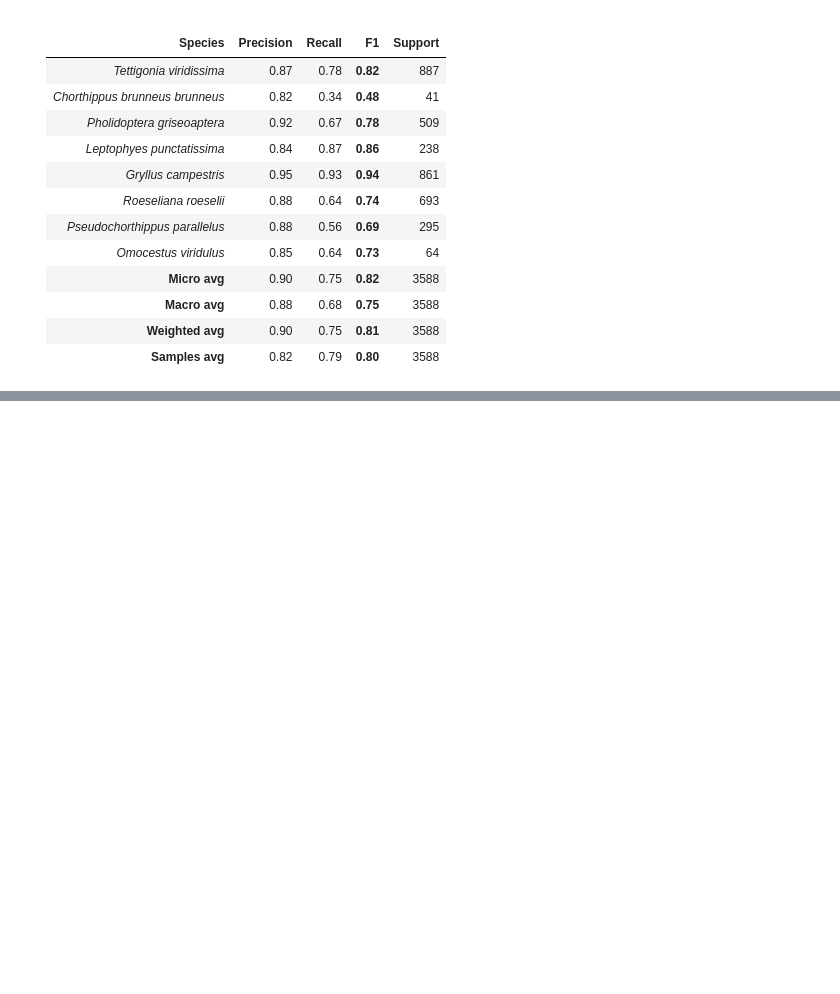
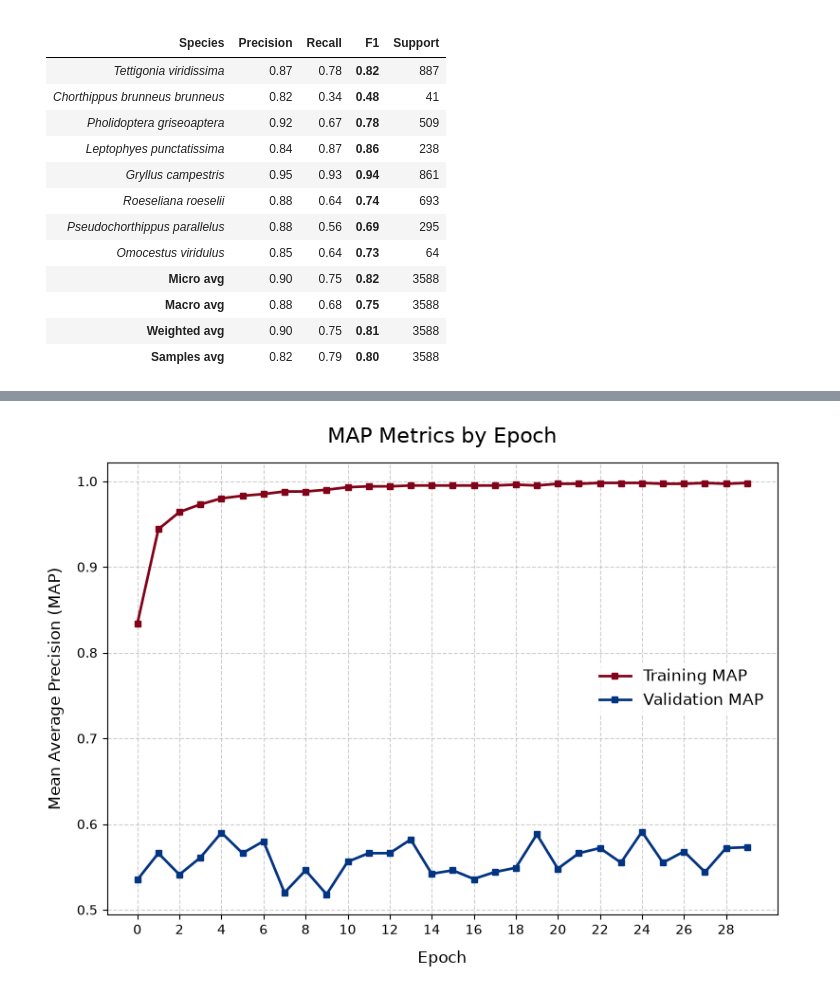
Before and after one commit to Grey-otoc/BioAcousticStreamEngine, a Jupyter notebook: training/V2-notebooks/03_train_model_v2.ipynb, the cells around one changed output, grey strips where cells are left out. Cells and saved outputs as stored; diff of their text form; code cells hidden in the pictures; blank space fills up the shorter version.

```diff
--- a/training/V2-notebooks/03_train_model_v2.ipynb
+++ b/training/V2-notebooks/03_train_model_v2.ipynb
@@ -332,0 +376,35 @@ Many InsectSet clips are poor quality or mostly silence, so instead of using the
+# %%
+data = {
+    "Epoch": list(range(30)),
+    "Train_MAP": [
+        0.834, 0.944, 0.964, 0.973, 0.980, 0.983, 0.985, 0.988, 0.988, 0.990,
+        0.993, 0.994, 0.994, 0.995, 0.995, 0.995, 0.995, 0.995, 0.996, 0.995,
+        0.997, 0.997, 0.998, 0.998, 0.998, 0.997, 0.997, 0.998, 0.997, 0.998
+    ],
+    "Val_MAP": [
+        0.535, 0.566, 0.541, 0.561, 0.590, 0.566, 0.580, 0.520, 0.546, 0.518,
+        0.556, 0.566, 0.566, 0.582, 0.542, 0.546, 0.536, 0.544, 0.549, 0.588,
+        0.548, 0.566, 0.572, 0.555, 0.591, 0.555, 0.568, 0.544, 0.572, 0.573
+    ]
+}
+
+df = pd.DataFrame(data)
+
+plt.figure(figsize=(8, 6))
+plt.grid(True, linestyle="--", alpha=0.6)
+
+plt.plot(df["Epoch"], df["Train_MAP"], label="Training MAP", color="#820319", linewidth=2, marker="s", markersize=4)
+plt.plot(df["Epoch"], df["Val_MAP"], label="Validation MAP", color="#033482", linewidth=2, marker="s", markersize=4)
+
+plt.title("MAP Metrics by Epoch", fontsize=16, pad=15)
+plt.xlabel("Epoch", fontsize=12, labelpad=10)
+plt.ylabel("Mean Average Precision (MAP)", fontsize=12, labelpad=10)
+
+plt.xticks(df["Epoch"][::2])
+
+plt.legend(loc="center right", fontsize=12, frameon=True, facecolor="white", edgecolor="none")
+
+plt.tight_layout()
+plt.show()
+# %% [output]
+[figure, added]
```
Also changed, not shown: parts of 7 cells of this notebook, 1 other file.
